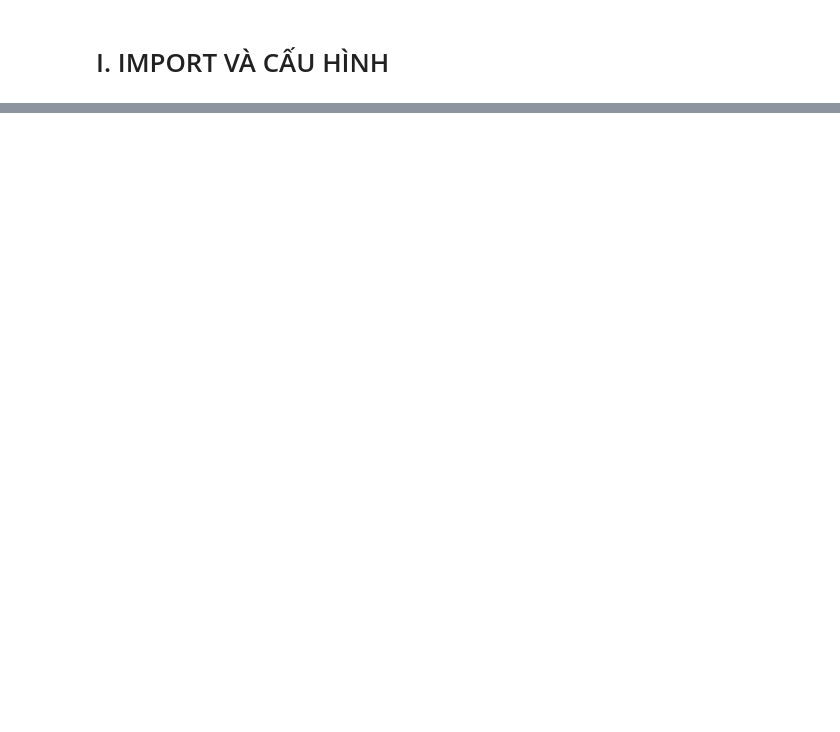
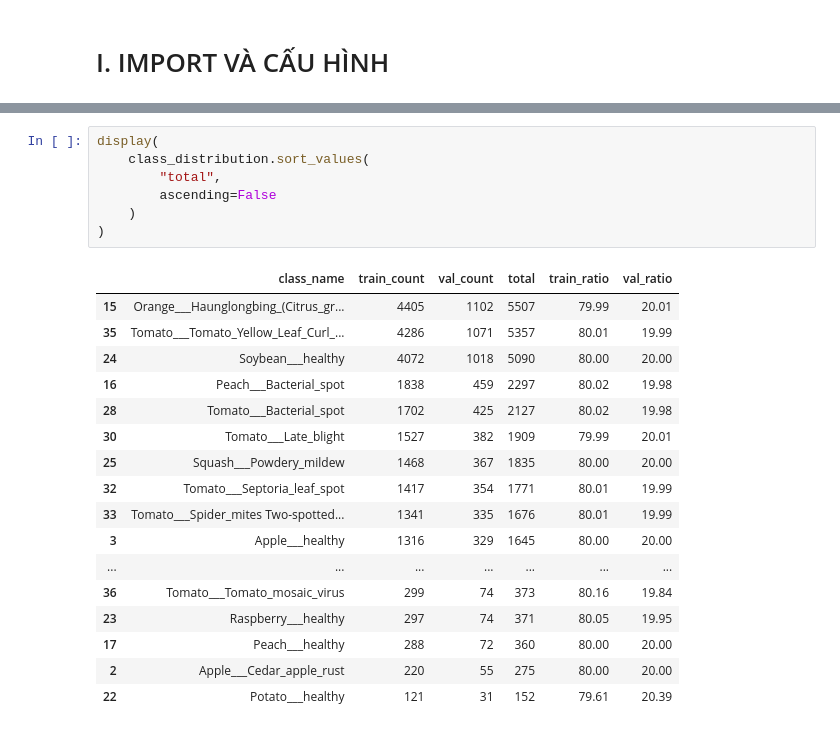
Before and after one commit to hoang3003/plant-disease-classification, a Jupyter notebook: notebooks/02_preprocessing.ipynb, the cells around one changed output, grey strips where cells are left out. Saved outputs shown, nothing was run; the diff lists cells and outputs as text; blank space fills up the shorter version.

```diff
--- a/notebooks/02_preprocessing.ipynb
+++ b/notebooks/02_preprocessing.ipynb
@@ -850,0 +253,25 @@ Pipeline hiện tại bám trực tiếp theo kết quả EDA:
+# %%
+display(
+    class_distribution.sort_values(
+        "total",
+        ascending=False
+    )
+)
+# %% [output]
+|  | class_name | train_count | val_count | total | train_ratio | val_ratio |
+| 15 | Orange___Haunglongbing_(Citrus_gr... | 4405 | 1102 | 5507 | 79.99 | 20.01 |
+| 35 | Tomato___Tomato_Yellow_Leaf_Curl_... | 4286 | 1071 | 5357 | 80.01 | 19.99 |
+| 24 | Soybean___healthy | 4072 | 1018 | 5090 | 80.00 | 20.00 |
+| 16 | Peach___Bacterial_spot | 1838 | 459 | 2297 | 80.02 | 19.98 |
+| 28 | Tomato___Bacterial_spot | 1702 | 425 | 2127 | 80.02 | 19.98 |
+| 30 | Tomato___Late_blight | 1527 | 382 | 1909 | 79.99 | 20.01 |
+| 25 | Squash___Powdery_mildew | 1468 | 367 | 1835 | 80.00 | 20.00 |
+| 32 | Tomato___Septoria_leaf_spot | 1417 | 354 | 1771 | 80.01 | 19.99 |
+| 33 | Tomato___Spider_mites Two-spotted... | 1341 | 335 | 1676 | 80.01 | 19.99 |
+| 3 | Apple___healthy | 1316 | 329 | 1645 | 80.00 | 20.00 |
+| ... | ... | ... | ... | ... | ... | ... |
+| 36 | Tomato___Tomato_mosaic_virus | 299 | 74 | 373 | 80.16 | 19.84 |
+| 23 | Raspberry___healthy | 297 | 74 | 371 | 80.05 | 19.95 |
+| 17 | Peach___healthy | 288 | 72 | 360 | 80.00 | 20.00 |
+| 2 | Apple___Cedar_apple_rust | 220 | 55 | 275 | 80.00 | 20.00 |
+| 22 | Potato___healthy | 121 | 31 | 152 | 79.61 | 20.39 |
```
Also changed, not shown: parts of 65 cells of this notebook, 8 other files.
